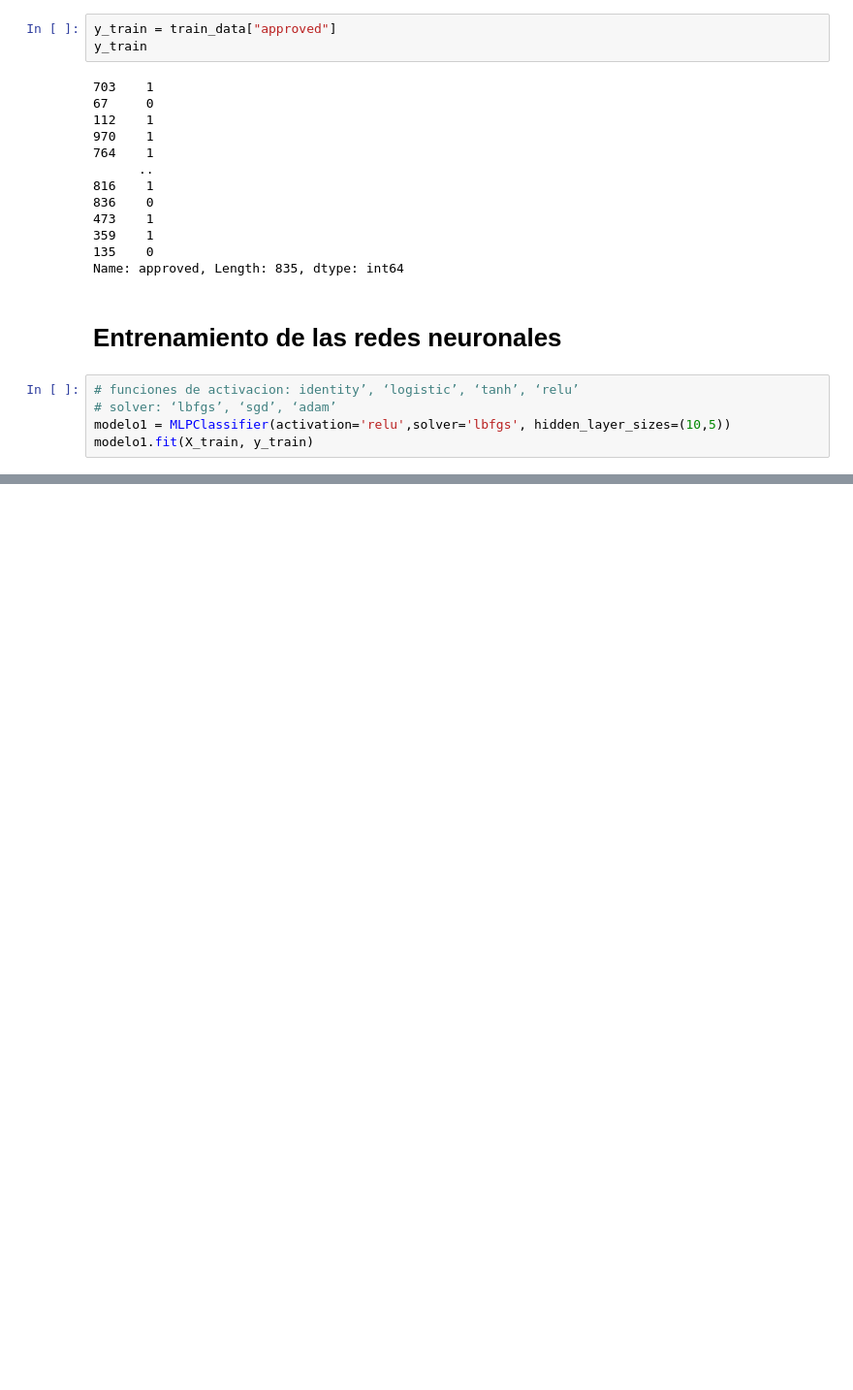
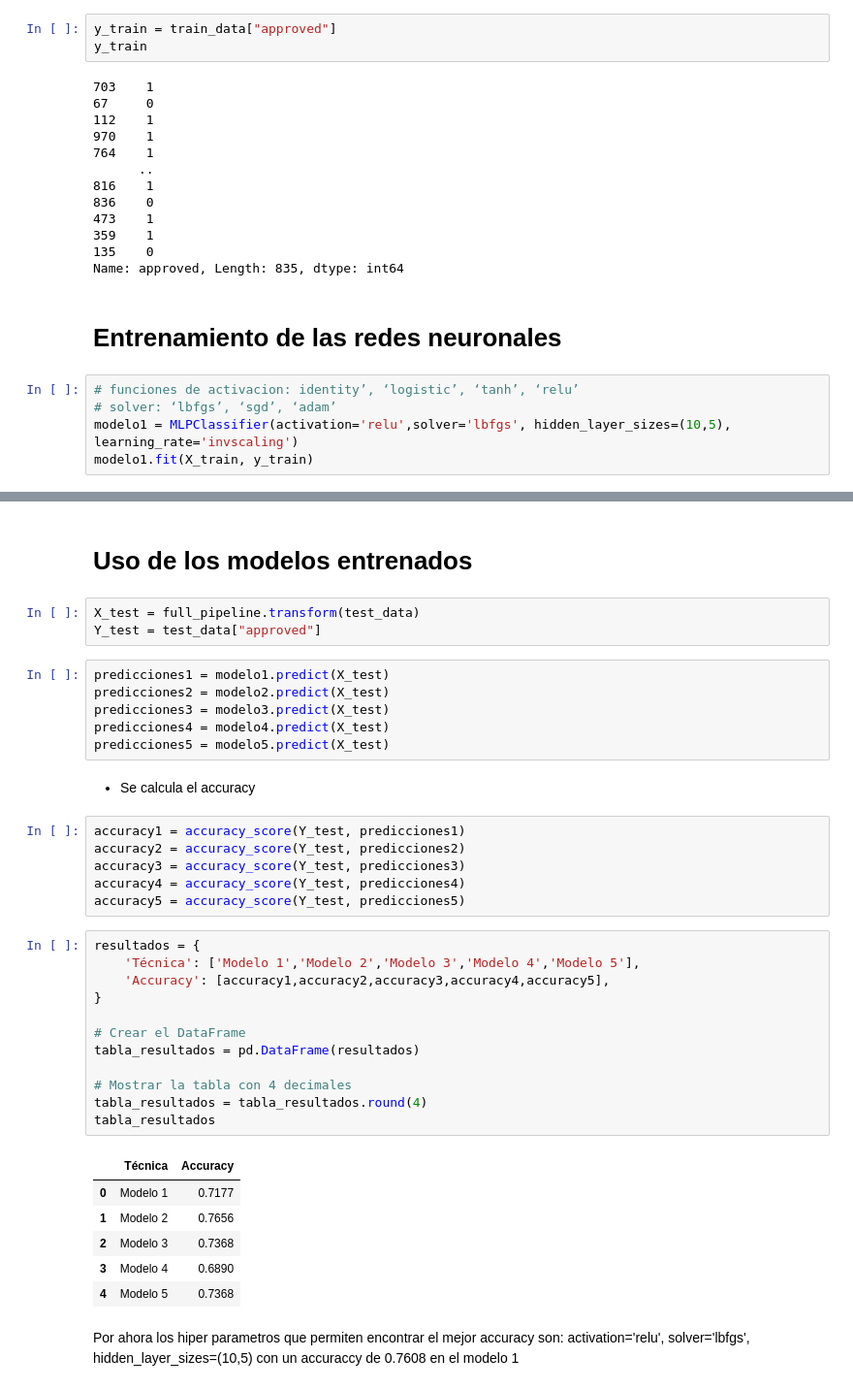
Before and after one commit to Juanes-xd/MachineLearning, a Jupyter notebook: ActividadML/notebook1.ipynb, the cells around one changed output, grey strips where cells are left out. Shown at 97% size. Saved outputs shown, nothing was run; the diff lists cells and outputs as text; blank space fills up the shorter version.

```diff
--- a/ActividadML/notebook1.ipynb
+++ b/ActividadML/notebook1.ipynb
@@ -158,5 +159,5 @@ Name: approved, Length: 835, dtype: int64
 # %%
 # funciones de activacion: identity’, ‘logistic’, ‘tanh’, ‘relu’
 # solver: ‘lbfgs’, ‘sgd’, ‘adam’
-modelo1 = MLPClassifier(activation='relu',solver='lbfgs', hidden_layer_sizes=(10,5))
+modelo1 = MLPClassifier(activation='relu',solver='lbfgs', hidden_layer_sizes=(10,5), learning_rate='invscaling')
 modelo1.fit(X_train, y_train)
@@ -174,0 +187,40 @@ modelo5.fit(X_train, y_train)
+# %% [markdown]
+# Uso de los modelos entrenados
+# %%
+X_test = full_pipeline.transform(test_data)
+Y_test = test_data["approved"]
+# %%
+predicciones1 = modelo1.predict(X_test)
+predicciones2 = modelo2.predict(X_test)
+predicciones3 = modelo3.predict(X_test)
+predicciones4 = modelo4.predict(X_test)
+predicciones5 = modelo5.predict(X_test)
+# %% [markdown]
+*   Se calcula el accuracy
+# %%
+accuracy1 = accuracy_score(Y_test, predicciones1)
+accuracy2 = accuracy_score(Y_test, predicciones2)
+accuracy3 = accuracy_score(Y_test, predicciones3)
+accuracy4 = accuracy_score(Y_test, predicciones4)
+accuracy5 = accuracy_score(Y_test, predicciones5)
+# %%
+resultados = {
+    'Técnica': ['Modelo 1','Modelo 2','Modelo 3','Modelo 4','Modelo 5'],
+    'Accuracy': [accuracy1,accuracy2,accuracy3,accuracy4,accuracy5],
+}
+
+# Crear el DataFrame
+tabla_resultados = pd.DataFrame(resultados)
+
+# Mostrar la tabla con 4 decimales
+tabla_resultados = tabla_resultados.round(4)
+tabla_resultados
+# %% [output]
+|  | Técnica | Accuracy |
+| 0 | Modelo 1 | 0.7177 |
+| 1 | Modelo 2 | 0.7656 |
+| 2 | Modelo 3 | 0.7368 |
+| 3 | Modelo 4 | 0.6890 |
+| 4 | Modelo 5 | 0.7368 |
+# %% [markdown]
+Por ahora los hiper parametros que permiten encontrar el mejor accuracy son: activation='relu', solver='lbfgs', hidden_layer_sizes=(10,5) con un accuraccy de 0.7608 en el modelo 1
```
Also changed, not shown: parts of 9 cells of this notebook.
